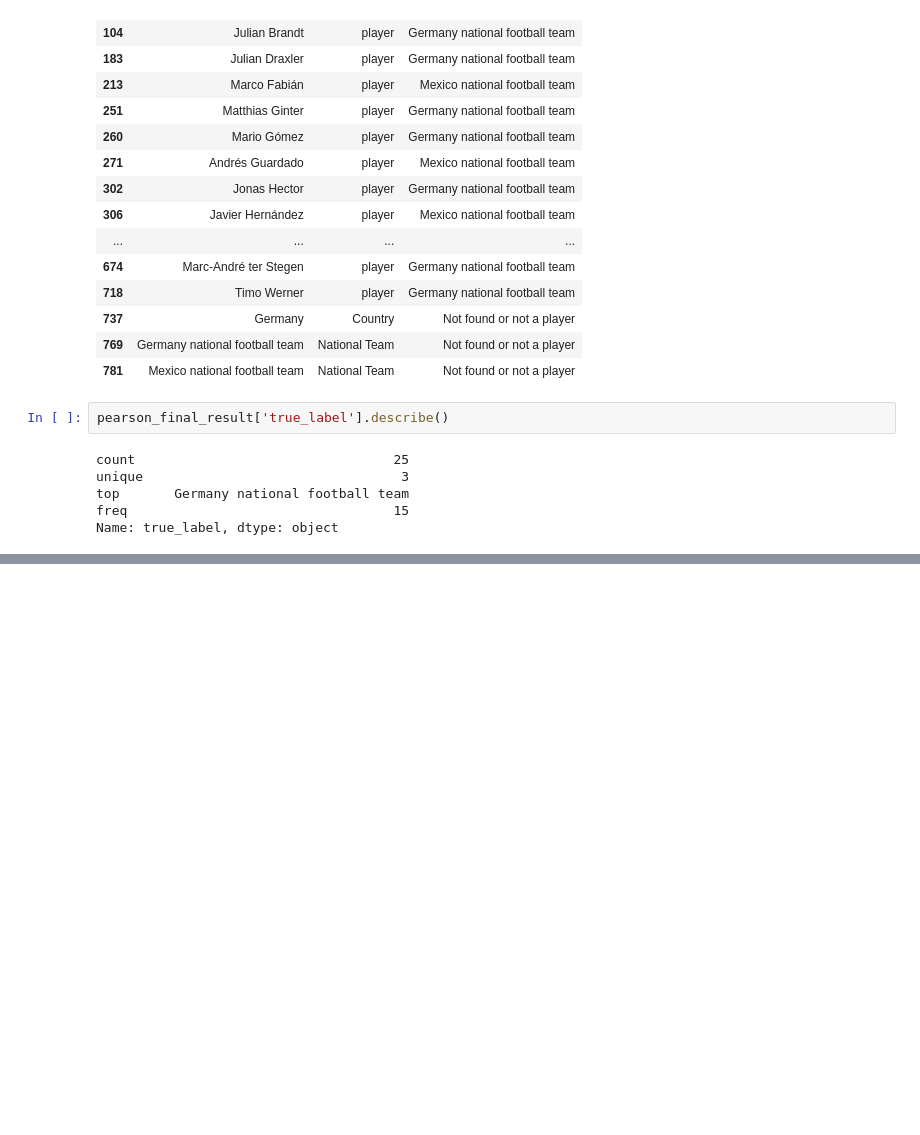
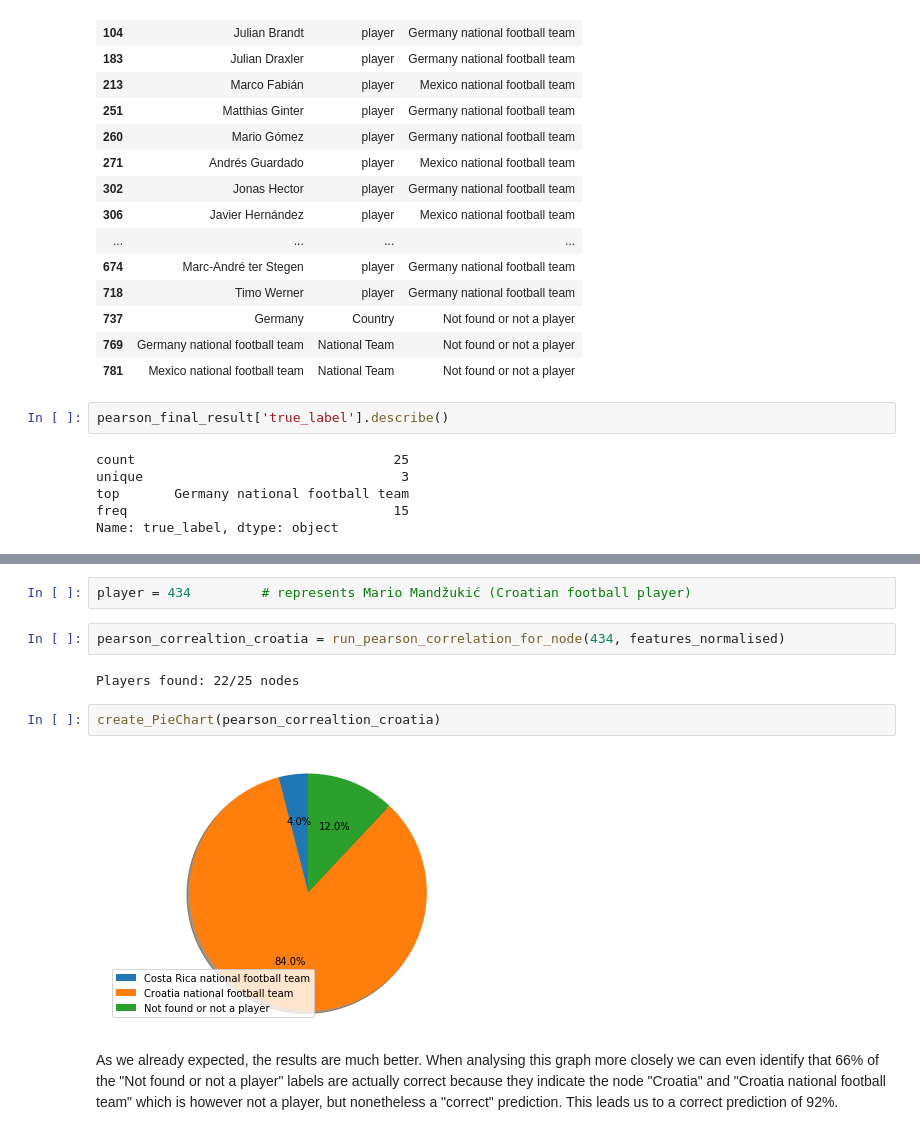
Before and after one commit to ProjectNTDS/Network_World_Cup_Analysis, a Jupyter notebook: Task 4.ipynb, the cells around one changed output, grey strips where cells are left out. Cells and saved outputs as stored; diff of their text form; blank space fills up the shorter version.

```diff
--- a/Task 4.ipynb
+++ b/Task 4.ipynb
@@ -295,0 +341,12 @@ Name: true_label, dtype: object
+# %%
+player = 434         # represents Mario Mandžukić (Croatian football player)
+# %%
+pearson_correaltion_croatia = run_pearson_correlation_for_node(434, features_normalised)
+# %% [output]
+Players found: 22/25 nodes
+# %%
+create_PieChart(pearson_correaltion_croatia)
+# %% [output]
+[figure, added]
+# %% [markdown]
+As we already expected, the results are much better. When analysing this graph more closely we can even identify that 66% of the "Not found or not a player" labels are actually correct because they indicate the node "Croatia" and "Croatia national football team" which is however not a player, but nonetheless a "correct" prediction. This leads us to a correct prediction of 92%.
```
Also changed, not shown: parts of 14 cells of this notebook.
